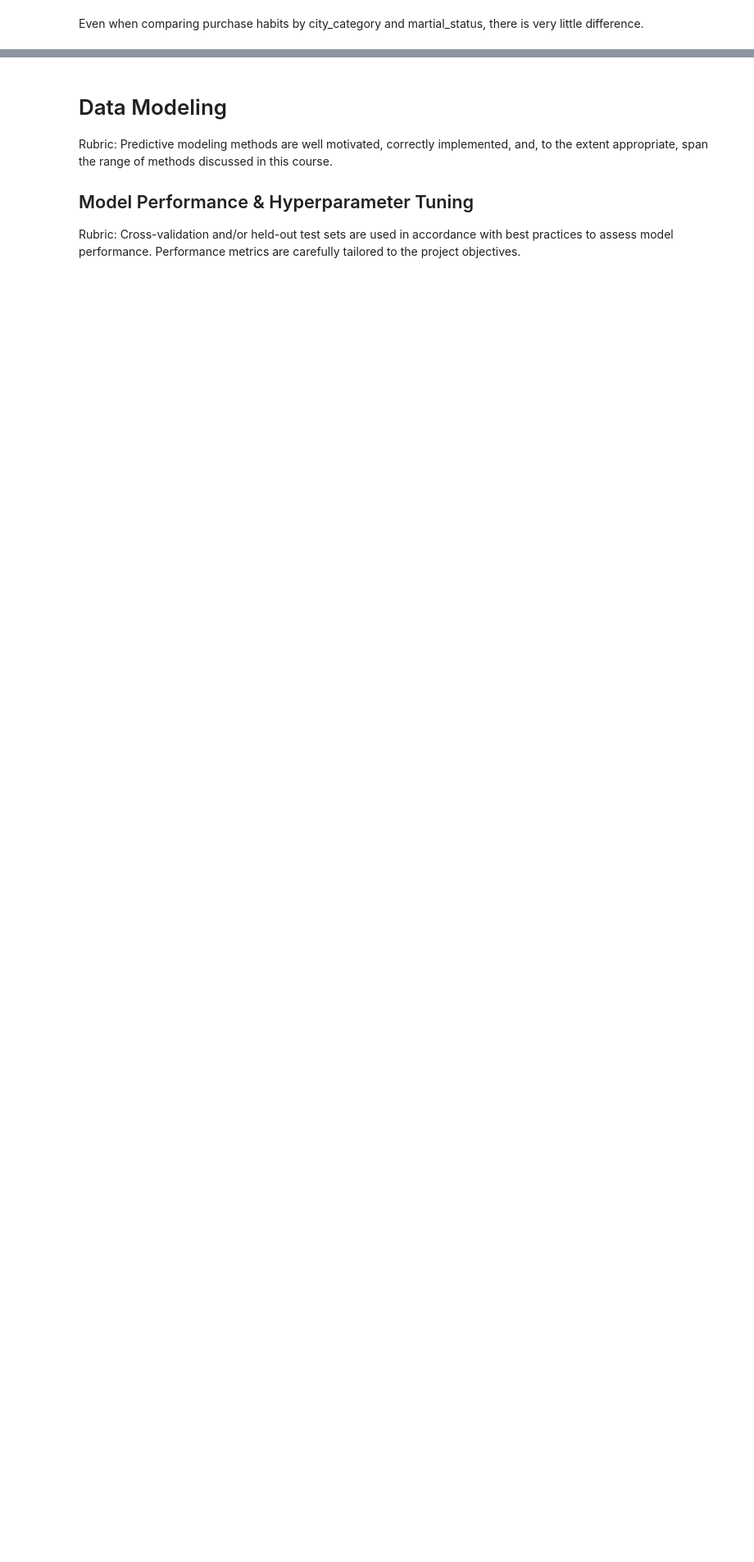
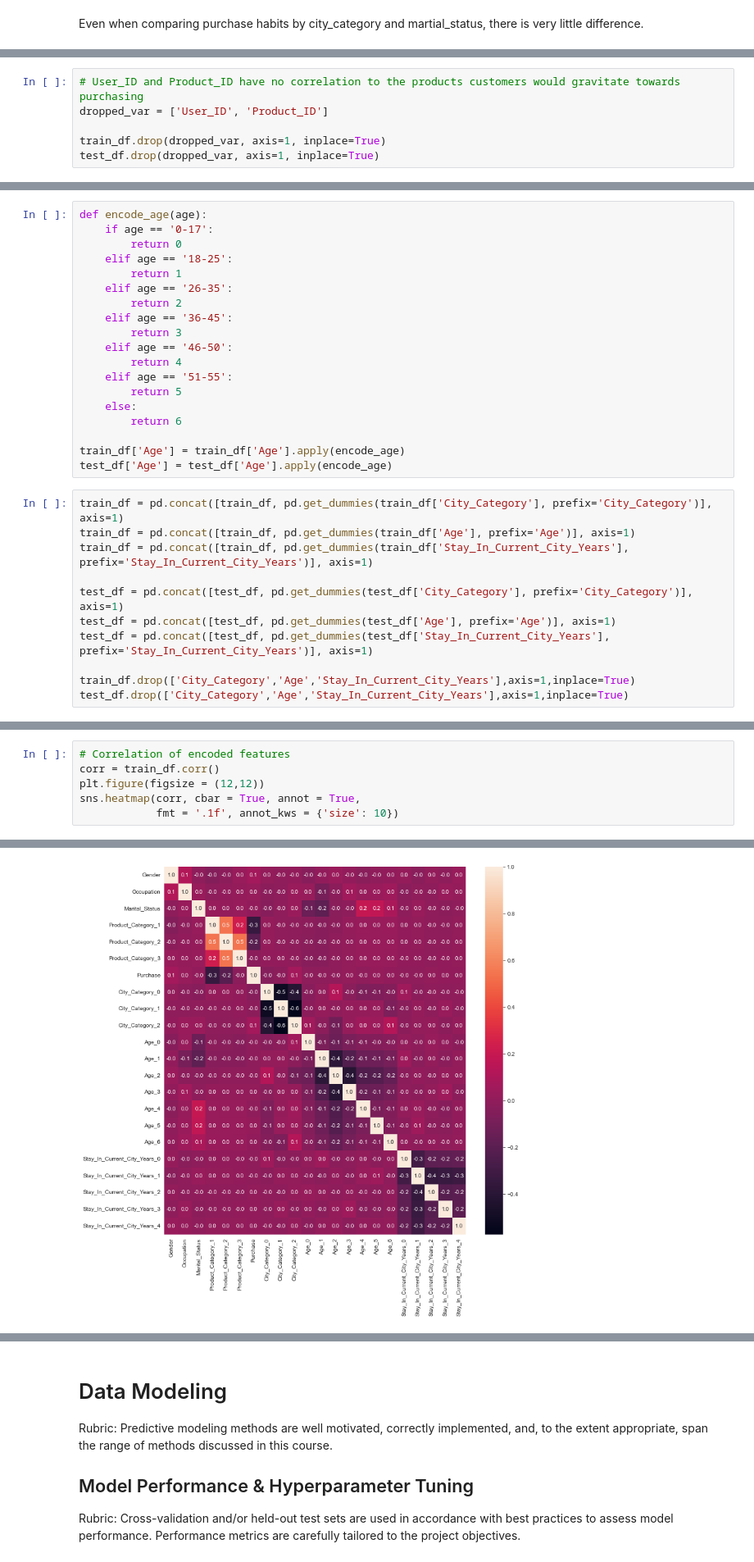
Before and after one commit to jvo024/black_friday_sales_ads505, a Jupyter notebook: starter_notebook.ipynb, the cells around one changed output, grey strips where cells are left out. Shown at 82% size. Saved outputs shown, nothing was run; the diff lists cells and outputs as text; blank space fills up the shorter version.

```diff
--- a/starter_notebook.ipynb
+++ b/starter_notebook.ipynb
@@ -232,0 +230,6 @@ Rubric: All preprocessing steps are clearly explained.
+# %%
+# User_ID and Product_ID have no correlation to the products customers would gravitate towards purchasing
+dropped_var = ['User_ID', 'Product_ID']
+
+train_df.drop(dropped_var, axis=1, inplace=True)
+test_df.drop(dropped_var, axis=1, inplace=True)
@@ -232,0 +251,30 @@ Rubric: All preprocessing steps are clearly explained.
+# %%
+def encode_age(age):
+    if age == '0-17':
+        return 0
+    elif age == '18-25':
+        return 1
+    elif age == '26-35':
+        return 2
+    elif age == '36-45':
+        return 3
+    elif age == '46-50':
+        return 4
+    elif age == '51-55':
+        return 5
+    else:
+        return 6
+
+train_df['Age'] = train_df['Age'].apply(encode_age)
+test_df['Age'] = test_df['Age'].apply(encode_age)
+# %%
+train_df = pd.concat([train_df, pd.get_dummies(train_df['City_Category'], prefix='City_Category')], axis=1)
+train_df = pd.concat([train_df, pd.get_dummies(train_df['Age'], prefix='Age')], axis=1)
+train_df = pd.concat([train_df, pd.get_dummies(train_df['Stay_In_Current_City_Years'], prefix='Stay_In_Current_City_Years')], axis=1)
+
+test_df = pd.concat([test_df, pd.get_dummies(test_df['City_Category'], prefix='City_Category')], axis=1)
+test_df = pd.concat([test_df, pd.get_dummies(test_df['Age'], prefix='Age')], axis=1)
+test_df = pd.concat([test_df, pd.get_dummies(test_df['Stay_In_Current_City_Years'], prefix='Stay_In_Current_City_Years')], axis=1)
+
+train_df.drop(['City_Category','Age','Stay_In_Current_City_Years'],axis=1,inplace=True)
+test_df.drop(['City_Category','Age','Stay_In_Current_City_Years'],axis=1,inplace=True)
@@ -232,0 +291,7 @@ Rubric: All preprocessing steps are clearly explained.
+# %%
+# Correlation of encoded features
+corr = train_df.corr()
+plt.figure(figsize = (12,12))
+sns.heatmap(corr, cbar = True, annot = True,
+            fmt = '.1f', annot_kws = {'size': 10})
+# %% [output]
@@ -232,0 +299 @@ Rubric: All preprocessing steps are clearly explained.
+[figure, added]
```
Also changed, not shown: parts of 14 cells of this notebook.
